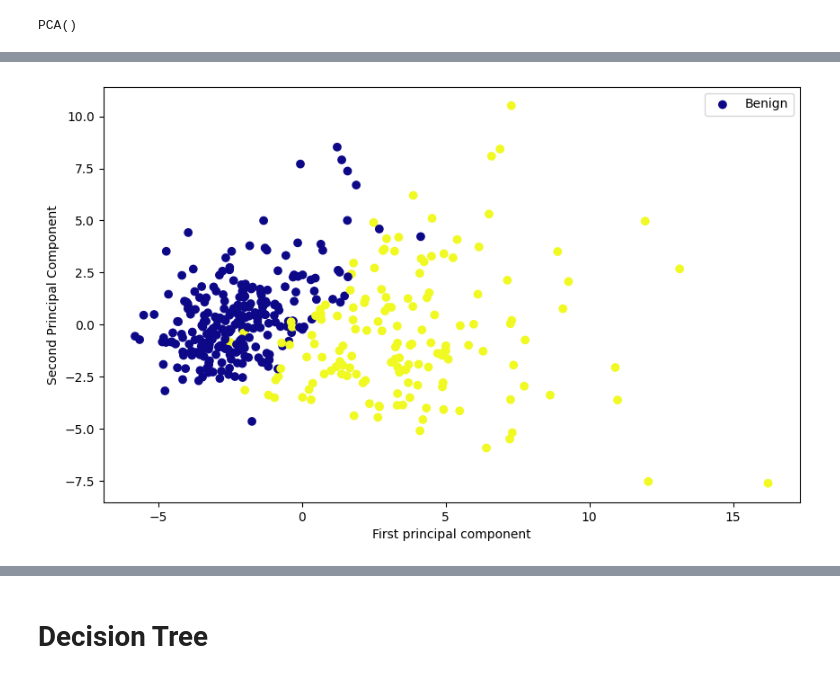
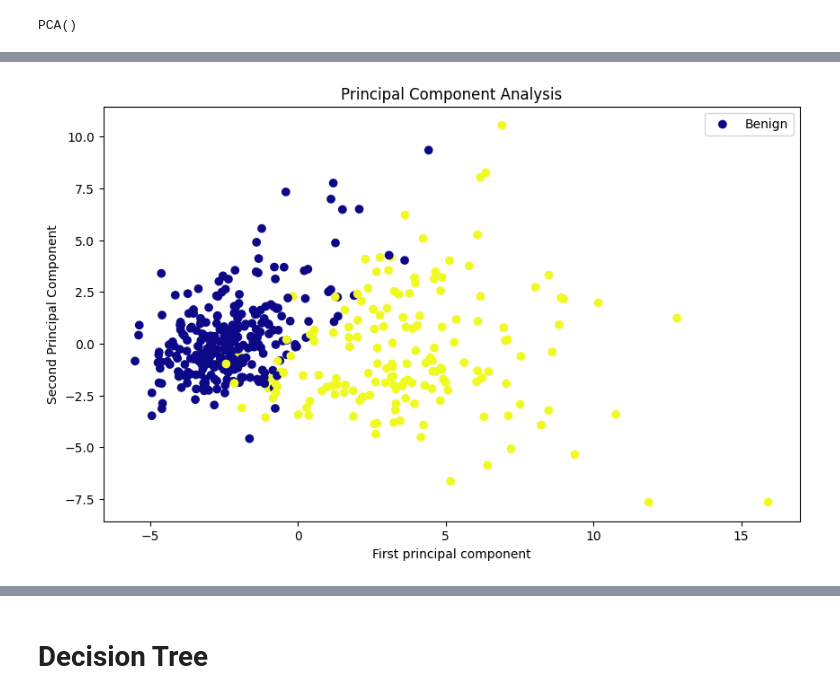
Before and after one commit to akshat1712/MA515_FDS_Project, a Jupyter notebook: Cancer_Analysis.ipynb, the cells around one changed output, grey strips where cells are left out. Saved outputs shown, nothing was run; the diff lists cells and outputs as text; code cells hidden in the pictures.

Commit message:
Cancer analysis completed

```diff
--- a/Cancer_Analysis.ipynb
+++ b/Cancer_Analysis.ipynb
@@ -12,10 +12,11 @@ import random
 from sklearn.metrics import f1_score, accuracy_score, confusion_matrix,roc_curve
 from sklearn.model_selection import train_test_split
 
-SEED=42
+SEED=10
+random.seed(SEED)
 
-random.seed(SEED)
 pd.set_option('display.max_columns', None)
+
 FILE_PATH = 'Dataset/Cancer.csv'
-TEST_SIZE = 0.3
+TEST_SIZE = 0.25
 # %%
@@ -144,3 +151,8 @@ y=df['Diagnosis']
 X = df.drop(['Diagnosis'],axis=1)
 
 X_train,X_test,y_train,y_test = train_test_split(X,y,test_size=TEST_SIZE,random_state=SEED)
+# %%
+X_train=X_train.reset_index(drop=True)
+X_test=X_test.reset_index(drop=True)
+y_train=y_train.reset_index(drop=True)
+y_test=y_test.reset_index(drop=True)
@@ -169,9 +189,8 @@ plt.show()
 # %%
-pca = PCA(n_components=15)
+pca = PCA(n_components=2)
 X_train_pca = pca.fit_transform(X_train_scaled)
 X_test_pca = pca.transform(X_test_scaled)
 # %%
-columns_name=['PC1','PC2','PC3','PC4','PC5','PC6','PC7','PC8','PC9','PC10','PC11','PC12','PC13','PC14','PC15']
-
-X_train=pd.DataFrame(X_train_pca,columns=columns_name)
-X_test=pd.DataFrame(X_test_pca,columns=columns_name)
+columns_name=['PC1','PC2']
+X_train_pca=pd.DataFrame(X_train_pca,columns=columns_name)
+X_test_pca=pd.DataFrame(X_test_pca,columns=columns_name)
@@ -192,9 +197,10 @@ plt.show()
 # %%
 plt.figure(figsize=(10,6))
-plt.scatter(X_train['PC1'],X_train['PC2'],c=y_train,cmap='plasma')
+plt.scatter(X_train_pca['PC1'],X_train_pca['PC2'],c=y_train,cmap='plasma')
 plt.xlabel('First principal component')
 plt.ylabel('Second Principal Component')
+plt.title('Principal Component Analysis')
 plt.legend(['Benign','Malignant'])
 plt.show()
 # %% [output]
-[figure, old version]
+[figure, new version]
```
Also changed, not shown: parts of 37 cells of this notebook.
